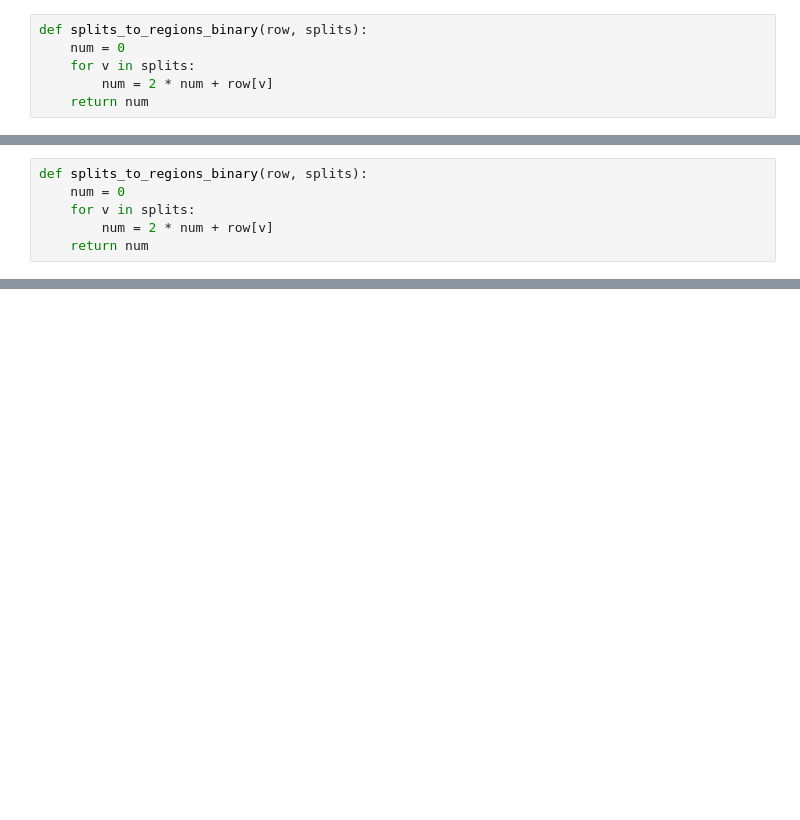
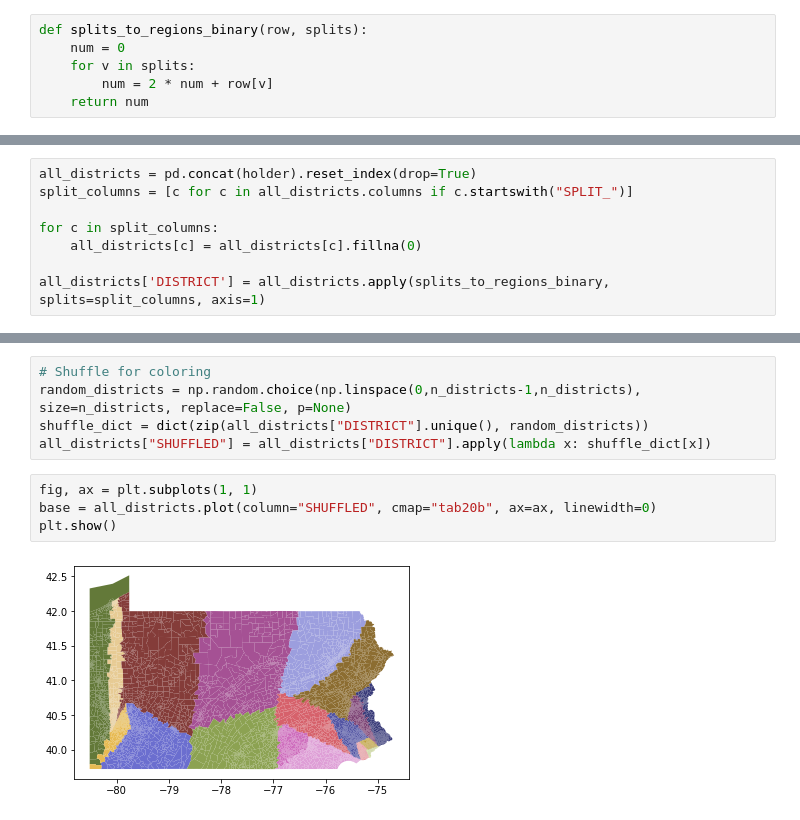
Before and after one commit to yagnesh7/clock-hand-redistricting, a Jupyter notebook: redistricting/population_splits.ipynb, the cells around one changed output, grey strips where cells are left out. Drawn from its saved outputs; the diff is of its cells as text; blank space fills up the shorter version.

```diff
--- a/redistricting/population_splits.ipynb
+++ b/redistricting/population_splits.ipynb
@@ -169,6 +18,0 @@ f'SPLIT_{split}'
-# %%
-def splits_to_regions_binary(row, splits):
-    num = 0
-    for v in splits:
-        num = 2 * num + row[v]
-    return num
@@ -278,0 +209,8 @@ r_1_pop_center_LAT =  (region_1['RP_LAT'] * region_1['Population']).sum()/region
+# %%
+all_districts = pd.concat(holder).reset_index(drop=True)
+split_columns = [c for c in all_districts.columns if c.startswith("SPLIT_")]
+
+for c in split_columns:
+    all_districts[c] = all_districts[c].fillna(0)
+
+all_districts['DISTRICT'] = all_districts.apply(splits_to_regions_binary, splits=split_columns, axis=1)
@@ -278,0 +240,11 @@ r_1_pop_center_LAT =  (region_1['RP_LAT'] * region_1['Population']).sum()/region
+# %%
+# Shuffle for coloring
+random_districts = np.random.choice(np.linspace(0,n_districts-1,n_districts), size=n_districts, replace=False, p=None)
+shuffle_dict = dict(zip(all_districts["DISTRICT"].unique(), random_districts))
+all_districts["SHUFFLED"] = all_districts["DISTRICT"].apply(lambda x: shuffle_dict[x])
+# %%
+fig, ax = plt.subplots(1, 1)
+base = all_districts.plot(column="SHUFFLED", cmap="tab20b", ax=ax, linewidth=0)
+plt.show()
+# %% [output]
+[figure, added]
```
Also changed, not shown: parts of 32 cells of this notebook.
